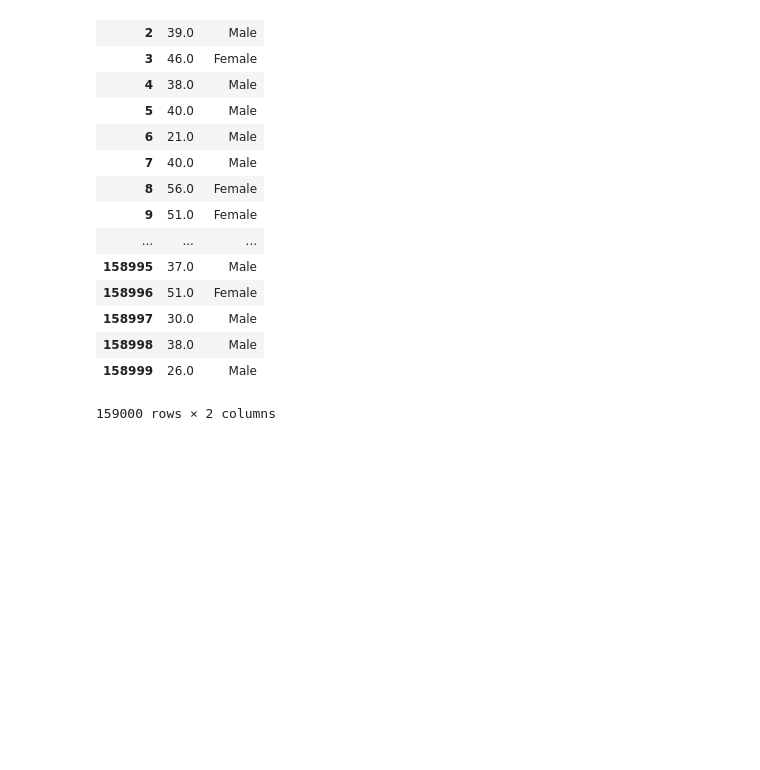
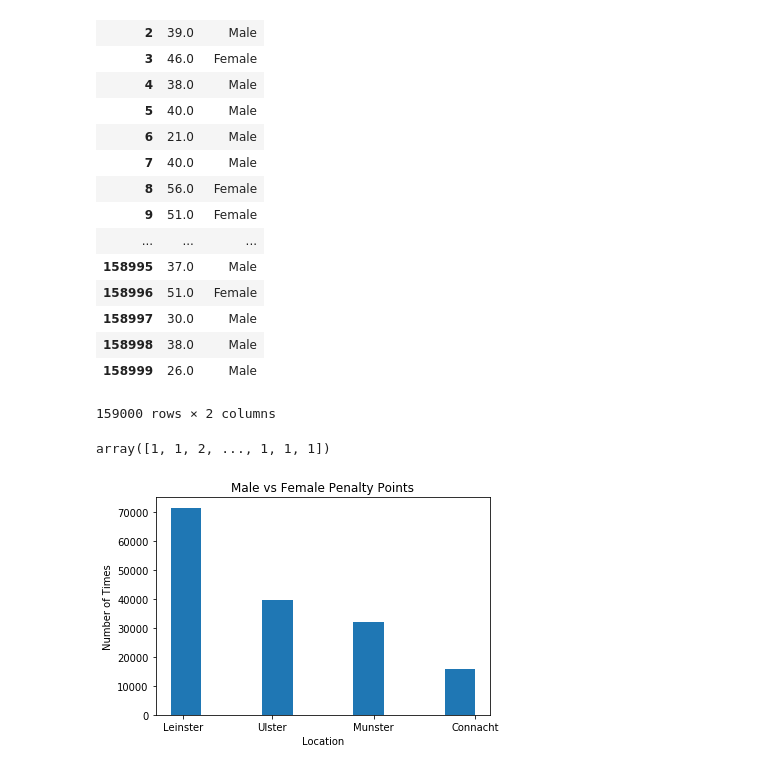
Before and after one commit to kevindooley/Simulated-Dataset, a Jupyter notebook: Simulation of Dataset.ipynb, the cells around one changed output. Saved outputs shown, nothing was run; the diff lists cells and outputs as text; code cells hidden in the pictures; blank space fills up the shorter version.

Commit message:
Added stats for location of penalty points. location, age and gender now all included in pandas dataframe

```diff
--- a/Simulation of Dataset.ipynb
+++ b/Simulation of Dataset.ipynb
@@ -128,3 +128,21 @@ df
 | 158998 | 38.0 | Male |
 | 158999 | 26.0 | Male |
 159000 rows × 2 columns
+# %%
+np.random.seed(11) # reproducibility of results
+#Leinster = 1, munster = 3, ulster = 2, connachcht = 4
+#np.arange - choose number from 1 to 4 (higher number exclusive)
+#np.random.choice allows size of dataset and determine probability of each number in a
+location = np.random.choice(np.arange(1, 5), size=159000, p=[0.45, 0.25, 0.20, 0.1])
+location
+# %% [output]
+array([1, 1, 2, ..., 1, 1, 1])
+# %%
+plt.hist(location)
+plt.ylabel("Number of Times") #y label
+plt.xlabel("Location") # x label
+plt.title("Male vs Female Penalty Points") # title
+plt.xticks([1.12, 2.0, 3.0, 4.0], ["Leinster", "Ulster", "Munster", "Connacht"]) # set label for male and female
+plt.show() # display
+# %% [output]
+[figure, added]
```
Also changed, not shown: parts of 3 cells of this notebook.
